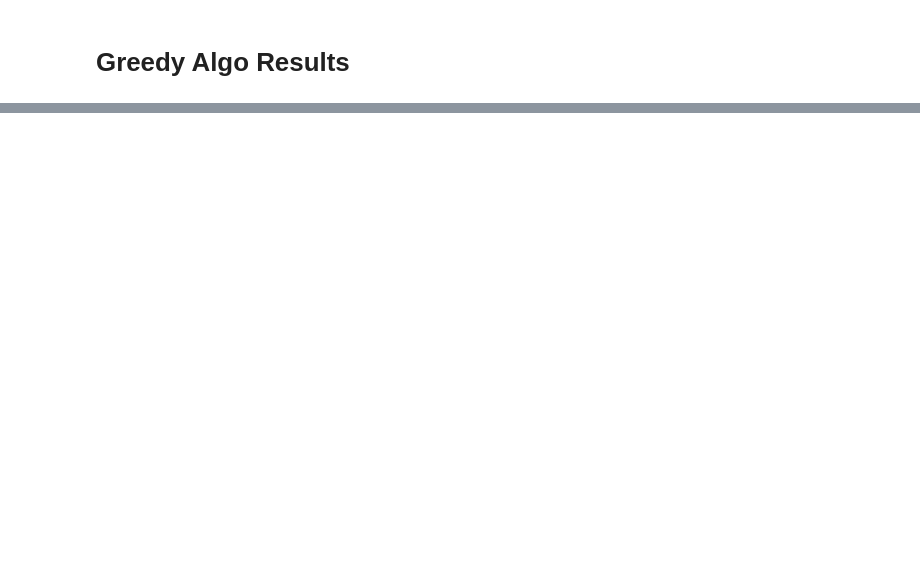
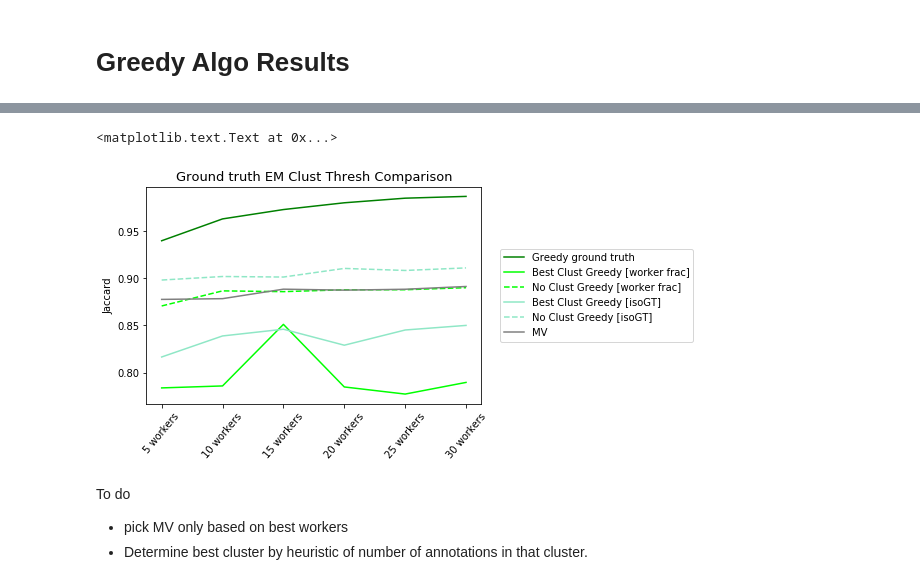
Before and after one commit to cognoscentai/segmentation, a Jupyter notebook: ipynb/PixelBasedGroundTruthExperiment-WithCluster.ipynb, the cells around one changed output, grey strips where cells are left out. Drawn from its saved outputs; the diff is of its cells as text; code cells hidden in the pictures; blank space fills up the shorter version.

```diff
--- a/ipynb/PixelBasedGroundTruthExperiment-WithCluster.ipynb
+++ b/ipynb/PixelBasedGroundTruthExperiment-WithCluster.ipynb
@@ -197,0 +228,27 @@ a = gca().set_xticklabels([0,'5 workers','10 workers','15 workers','20 workers',
+# %%
+algoDict=[{"val":greedy_ground_truth,"name":'Greedy ground truth','color':"green",'linestyle':"-"},
+    #neon green
+    {"val":greedy_worker_frac_best_clust,"name":'Best Clust Greedy [worker frac]','color':"#00FF00",'linestyle':"-"},
+    {"val":greedy_worker_frac_no_clust,"name":'No Clust Greedy [worker frac]','color':"#00FF00",'linestyle':"--"},
+
+    {"val":greedy_isoGT_best_clust,"name":'Best Clust Greedy [isoGT]','color':"#8FE7C6",'linestyle':"-"},
+    {"val":greedy_isoGT_no_clust,"name":'No Clust Greedy [isoGT]','color':"#8FE7C6",'linestyle':"--"},
+
+    {"val":MV,"name":'MV','color':"gray",'linestyle':"-"},
+]
+metric_J = [metric for metric in metric_keys if 'J' in metric ]
+#Nworker_performance = Nworker_performance.reindex(['5workers_rand0','10workers_rand0','15workers_rand0','20workers_rand0','25workers_rand0','30workers_rand0'])
+for algo in algoDict:
+    plt.plot(algo["val"],label=algo["name"],color=algo["color"],linestyle=algo["linestyle"])
+plt.legend(bbox_to_anchor=(1.04,0.5),loc="center left")
+plt.ylabel("Jaccard")
+plt.xticks(rotation=50)
+a = gca().set_xticklabels([0,'5 workers','10 workers','15 workers','20 workers','25 workers','30 workers'])
+plt.title("Ground truth EM Clust Thresh Comparison",fontsize=13)
+# %% [output]
+<matplotlib.text.Text at 0x...>
+[figure, added]
+# %% [markdown]
+To do
+- pick MV only based on best workers
+- Determine best cluster by heuristic of number of annotations in that cluster.
```
Also changed, not shown: parts of 13 cells of this notebook, 1 other file.
